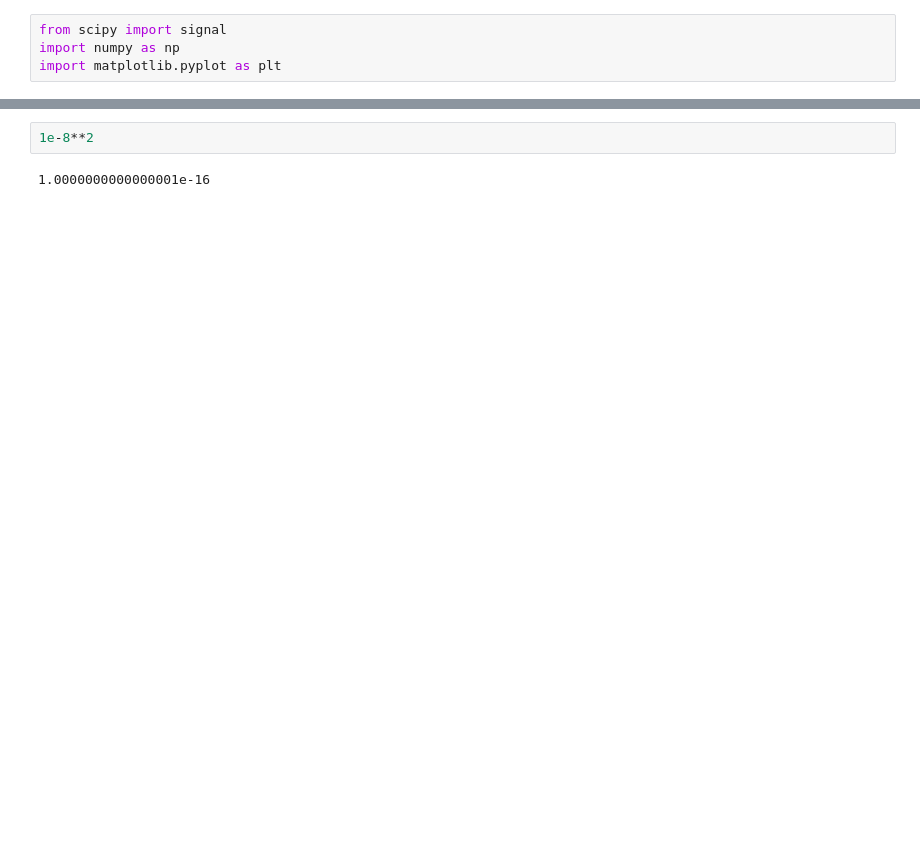
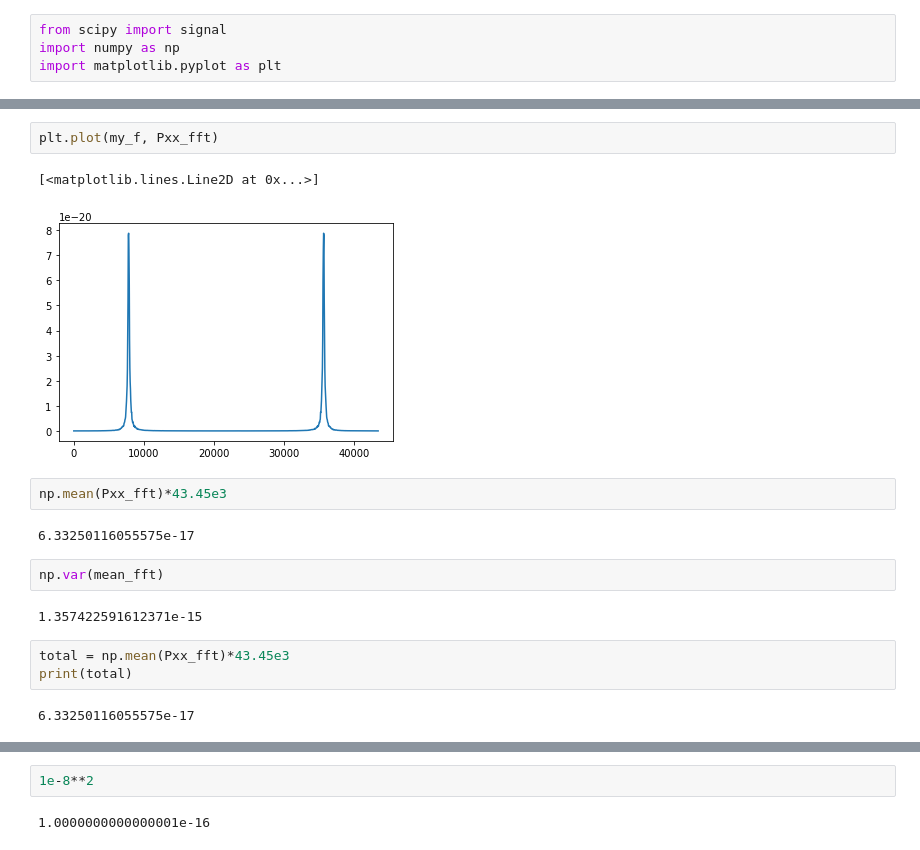
Before and after one commit to natriant/utils, a Jupyter notebook: noise_studies_playground/PSD_computation/periodogram_colored_noise.ipynb, the cells around one changed output, grey strips where cells are left out. Drawn from its saved outputs; the diff is of its cells as text; blank space fills up the shorter version.

```diff
--- a/noise_studies_playground/PSD_computation/periodogram_colored_noise.ipynb
+++ b/noise_studies_playground/PSD_computation/periodogram_colored_noise.ipynb
@@ -28,0 +45,18 @@ y = phi_0 * np.cos(psi_t_list)
+# %%
+plt.plot(my_f, Pxx_fft)
+# %% [output]
+[<matplotlib.lines.Line2D at 0x...>]
+[figure, added]
+# %%
+np.mean(Pxx_fft)*43.45e3
+# %% [output]
+6.33250116055575e-17
+# %%
+np.var(mean_fft)
+# %% [output]
+1.357422591612371e-15
+# %%
+total = np.mean(Pxx_fft)*43.45e3
+print(total)
+# %% [output]
+6.33250116055575e-17
```
Also changed, not shown: parts of 25 cells of this notebook, 3 other files.
